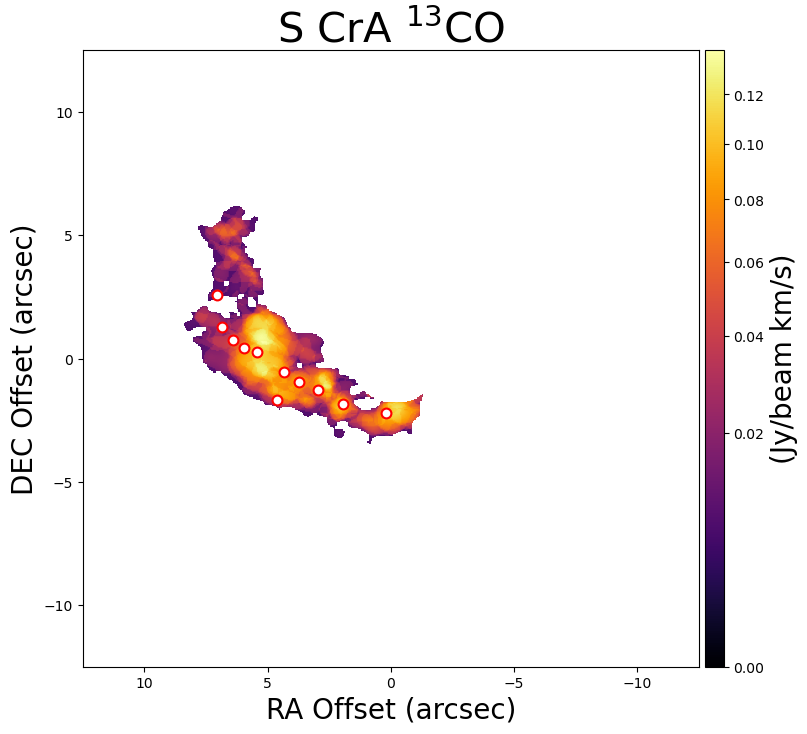
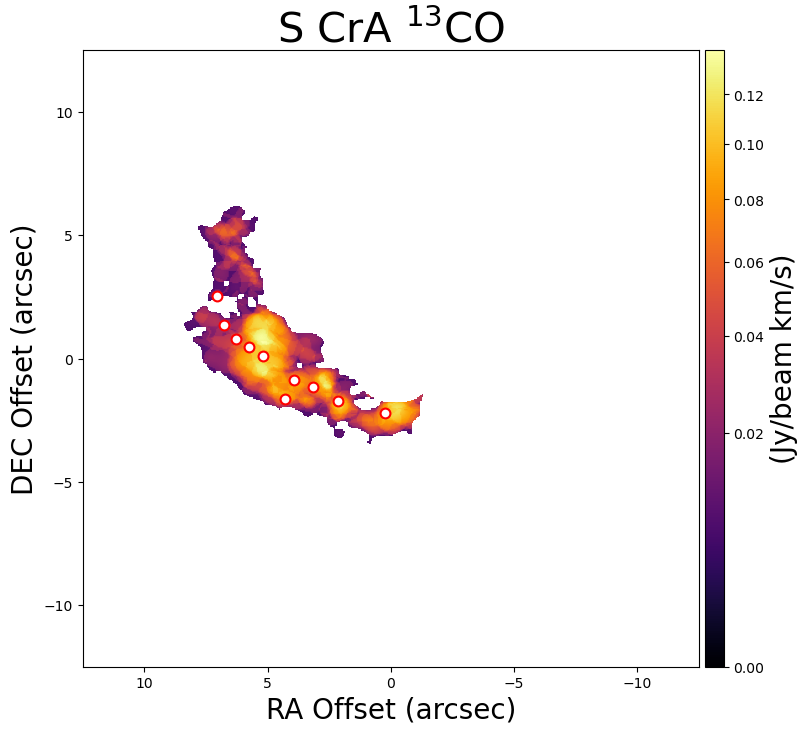
Code edit (unified diff) that turned the first committed figure into the second:
--- before
+++ after
@@ -47,4 +47,11 @@
            c='white', s=50, marker='o', edgecolors='red', linewidths=1.5,
            label='Streamer Centroids')# range
+
+_world = w.pixel_to_world(x_array_list[4] + new_center[1], z_array_list[4] + new_center[0])
+
+streamercom_ra_arcsec = (streamercom_world.ra.deg - ra_ref_deg) * 3600. * np.cos(np.deg2rad(dec_ref_deg))
+streamercom_dec_arcsec = (streamercom_world.dec.deg - dec_ref_deg) * 3600.
+ax.scatter(x_array_list[4], z_array_list[4], c='grey', s=1, alpha=0.3)
+
 # color bar
 divider = make_axes_locatable(ax)

Commit: update distance cube velocity weighting